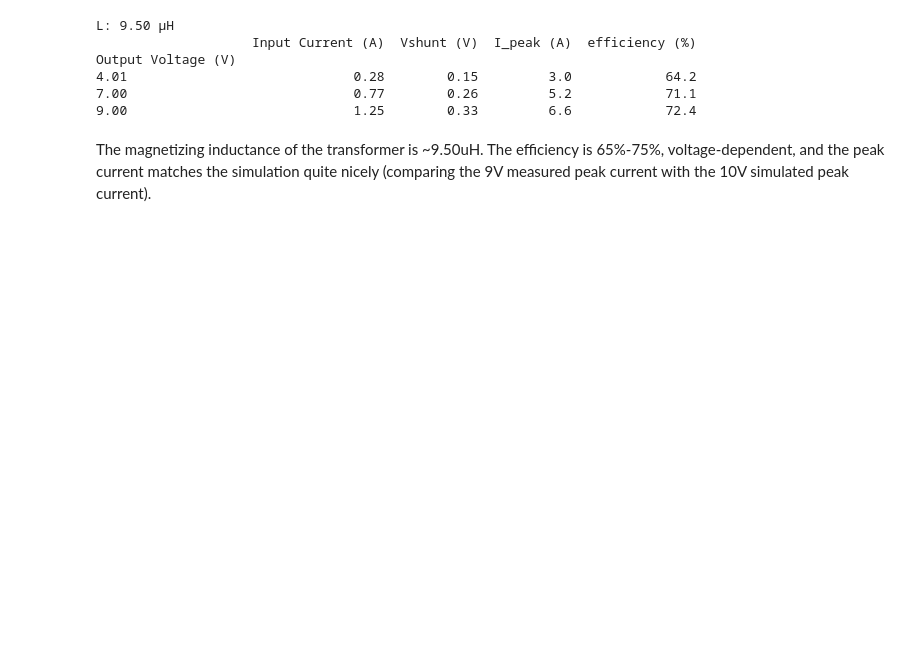
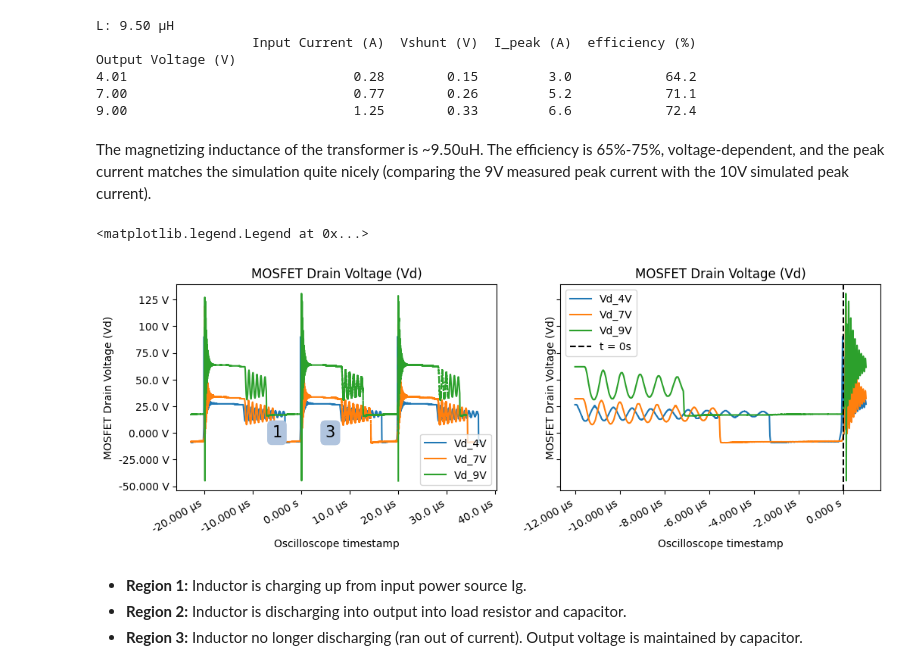
Before and after one commit to ianeyk/power-electronics, a Jupyter notebook: Lab 5/Lab5_report.ipynb, the cells around one changed output. Cells and saved outputs as stored; diff of their text form; code cells hidden in the pictures; blank space fills up the shorter version.

```diff
--- a/Lab 5/Lab5_report.ipynb
+++ b/Lab 5/Lab5_report.ipynb
@@ -146,3 +148,45 @@ Output Voltage (V)
 9.00                             1.25        0.33         6.6            72.4
 # %% [markdown]
 The magnetizing inductance of the transformer is ~9.50uH. The efficiency is 65%-75%, voltage-dependent, and the peak current matches the simulation quite nicely (comparing the 9V measured peak current with the 10V simulated peak current).
+# %%
+# Task 3 csv files: Vshunt and Vdrain
+(df_task1_4V, tspan, tstep) = helper.read_rigol_csv("scope_data/Task1-1.csv", ch1 = "Vsh_4V", ch2 = "Vd_4V", shift = 0)
+(df_task1_7V, tspan, tstep) = helper.read_rigol_csv("scope_data/Task1-2.csv", ch1 = "Vsh_7V", ch2 = "Vd_7V", shift = -1.6e-6)
+(df_task1_9V, tspan, tstep) = helper.read_rigol_csv("scope_data/Task1-3.csv", ch1 = "Vsh_9V", ch2 = "Vd_9V", shift = -3.2e-6)
+
+# Task 4 csv files: Vinj and Vdd
+(df_task2_4V, tspan, tstep) = helper.read_rigol_csv("scope_data/Task2-1.csv", ch1 = "Vinj_4V", ch2 = "Vdd_4V")
+(df_task2_7V, tspan, tstep) = helper.read_rigol_csv("scope_data/Task2-2.csv", ch1 = "Vinj_7V", ch2 = "Vdd_7V")
+(df_task2_9V, tspan, tstep) = helper.read_rigol_csv("scope_data/Task2-3.csv", ch1 = "Vinj_9V", ch2 = "Vdd_9V")
+
+# Combine all variables into one for convenience
+df = df_task1_4V.set_index("t").join([df_task1_7V.set_index("t"), df_task1_9V.set_index("t"), df_task2_4V.set_index("t"), df_task2_7V.set_index("t"), df_task2_9V.set_index("t")]).reset_index()
+
+# Vdrain
+df_envelope = df
+df_zoom = df[(df["t"] > -12e-6) & (df["t"] < 1e-6)]
+
+fig, (ax1, ax2) = plt.subplots(nrows = 1, ncols = 2, sharex = False, sharey = True, figsize = (12, 4))
+fig.autofmt_xdate()
+helper.axes_labels("Oscilloscope timestamp", "s", "MOSFET Drain Voltage (Vd)", "V", title = "MOSFET Drain Voltage (Vd)", ax = ax1)
+ax1.plot(df_envelope["t"], df_envelope["Vd_4V"], label = "Vd_4V")
+ax1.plot(df_envelope["t"], df_envelope["Vd_7V"], label = "Vd_7V")
+ax1.plot(df_envelope["t"], df_envelope["Vd_9V"], label = "Vd_9V")
+ax1.legend(loc = "lower right")
+ax1.annotate('1', xy=(-6e-6, 150e-3), size=15, va="center", bbox=dict(boxstyle="round", fc="lightsteelblue", ec="none"))
+ax1.annotate('2', xy=(5e-6, 100e-3), size=15, va="center", bbox=dict(boxstyle="round", fc="lightsteelblue", ec="none"))
+ax1.annotate('3', xy=(5e-6, 100e-3), size=15, va="center", bbox=dict(boxstyle="round", fc="lightsteelblue", ec="none"))
+
+helper.axes_labels("Oscilloscope timestamp", "s", "MOSFET Drain Voltage (Vd)", "V", title = "MOSFET Drain Voltage (Vd)", ax = ax2)
+ax2.plot(df_zoom["t"], df_zoom["Vd_4V"], label = "Vd_4V")
+ax2.plot(df_zoom["t"], df_zoom["Vd_7V"], label = "Vd_7V")
+ax2.plot(df_zoom["t"], df_zoom["Vd_9V"], label = "Vd_9V")
+plt.axvline(x = 0, color = "black", linestyle = "dashed", label = "t = 0s")
+ax2.legend(loc = "upper left")
+# %% [output]
+<matplotlib.legend.Legend at 0x...>
+[figure, added]
+# %% [markdown]
+* **Region 1:** Inductor is charging up from input power source Ig.
+* **Region 2:** Inductor is discharging into output into load resistor and capacitor.
+* **Region 3:** Inductor no longer discharging (ran out of current). Output voltage is maintained by capacitor.
```
Also changed, not shown: parts of 1 cell of this notebook.
